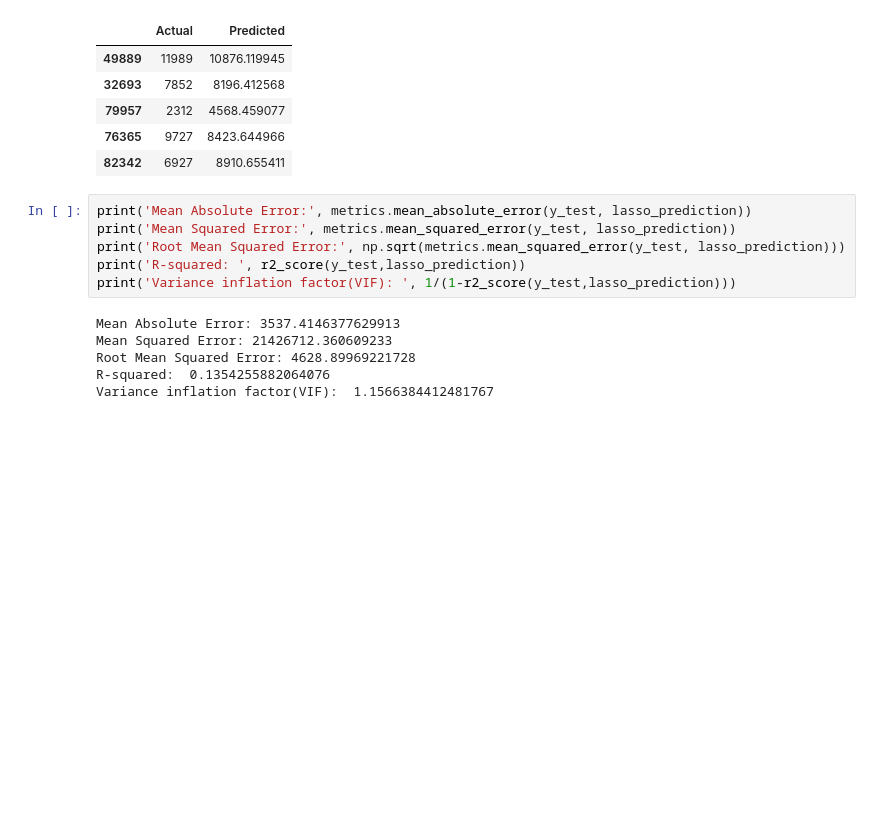
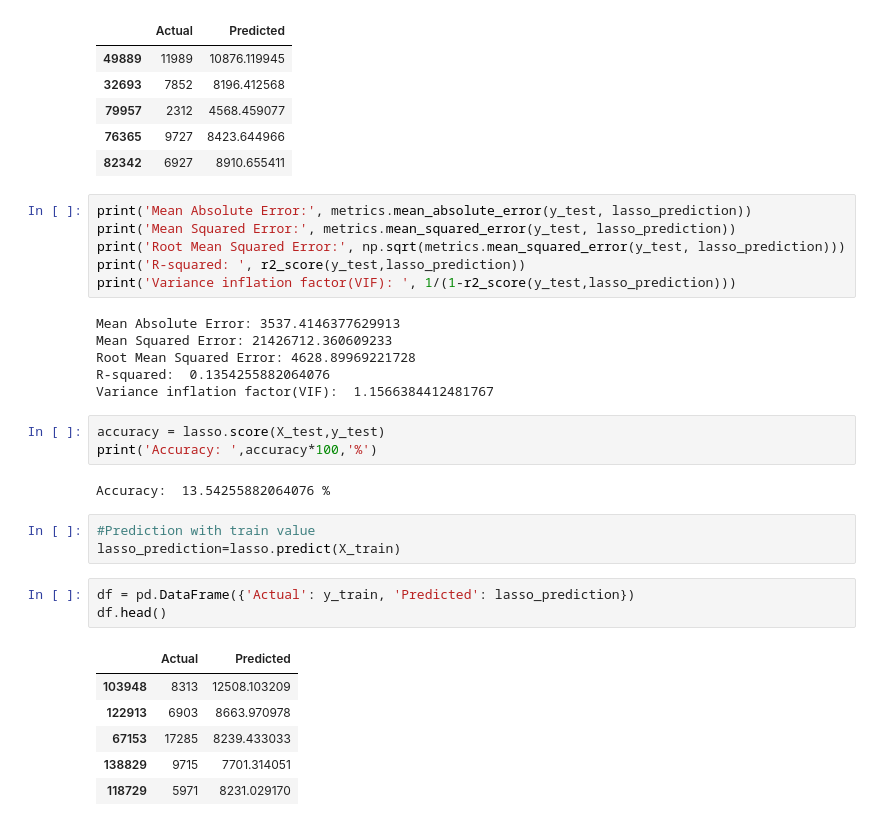
Before and after one commit to SaiKundanaSakhamuri/BlackFridaySalesAnalysis, a Jupyter notebook: clustering.ipynb, the cells around one changed output. Drawn from its saved outputs; the diff is of its cells as text; blank space fills up the shorter version.

```diff
--- a/clustering.ipynb
+++ b/clustering.ipynb
@@ -370,3 +403,21 @@ Mean Squared Error: 21426712.360609233
 Root Mean Squared Error: 4628.89969221728
 R-squared:  0.1354255882064076
 Variance inflation factor(VIF):  1.1566384412481767
+# %%
+accuracy = lasso.score(X_test,y_test)
+print('Accuracy: ',accuracy*100,'%')
+# %% [output]
+Accuracy:  13.54255882064076 %
+# %%
+#Prediction with train value
+lasso_prediction=lasso.predict(X_train)
+# %%
+df = pd.DataFrame({'Actual': y_train, 'Predicted': lasso_prediction})
+df.head()
+# %% [output]
+|  | Actual | Predicted |
+| 103948 | 8313 | 12508.103209 |
+| 122913 | 6903 | 8663.970978 |
+| 67153 | 17285 | 8239.433033 |
+| 138829 | 9715 | 7701.314051 |
+| 118729 | 5971 | 8231.029170 |
```
Also changed, not shown: parts of 15 cells of this notebook.
